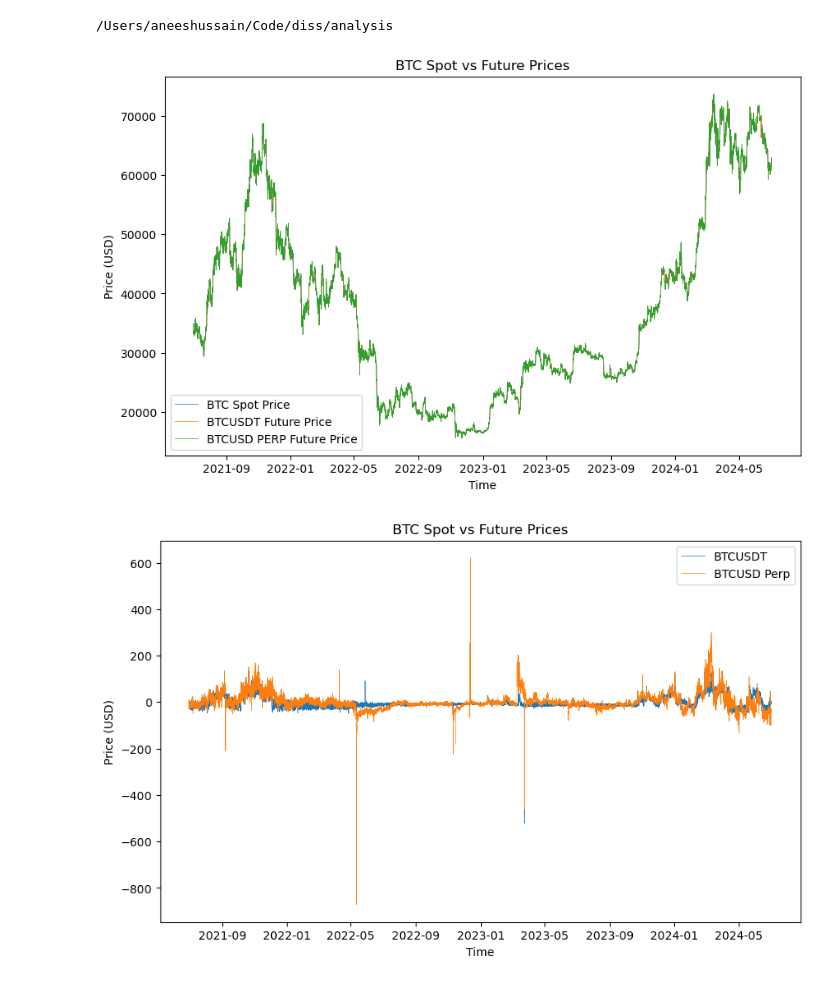
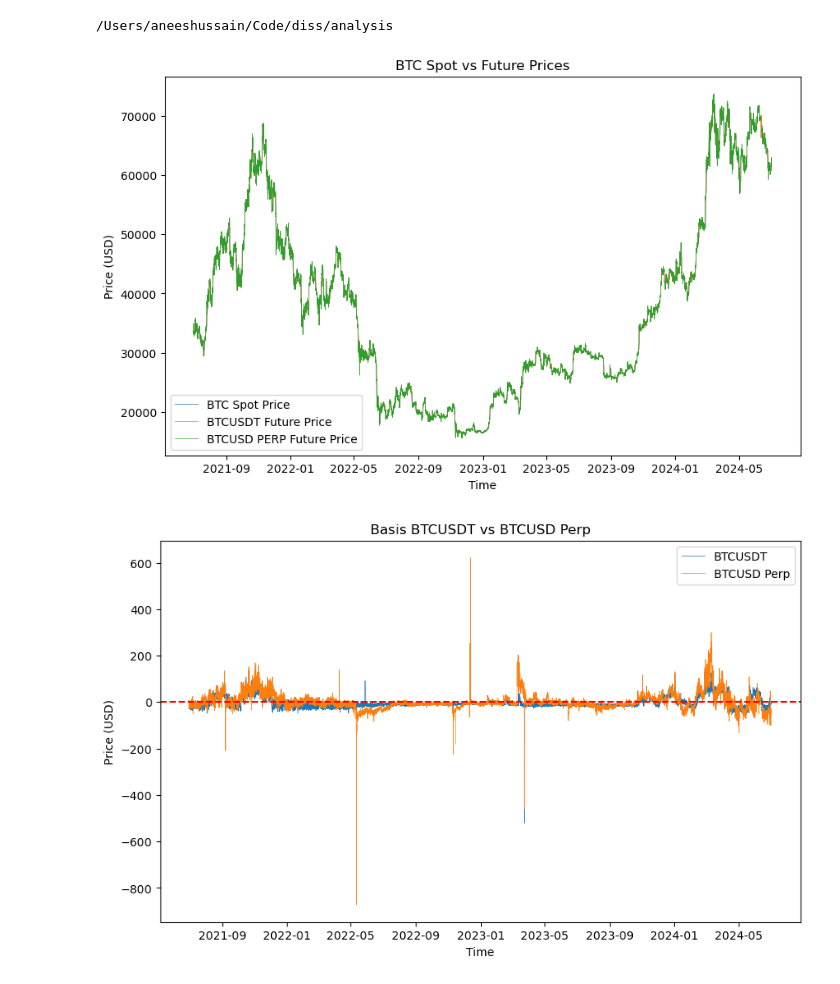
Before and after one commit to AHA-HH/optimising-funding-rate-arbitrage, a Jupyter notebook: analysis/exploratory.ipynb, the cells around one changed output. Cells and saved outputs as stored; diff of their text form; code cells hidden in the pictures.

```diff
--- a/analysis/exploratory.ipynb
+++ b/analysis/exploratory.ipynb
@@ -12,42 +12,40 @@ print(os.getcwd())
 # %% [output]
 /Users/aneeshussain/Code/diss/analysis
 # %%
-start = 1625097600000  # 1 July 2021 00:00:00
-end = 1719792000000    # 1 July 2024 00:00:00
-
 df = pd.read_csv('/Users/aneeshussain/Code/diss/data/processed/Binance_BTC_Basis.csv')
 
 # Convert the 'Time' column to datetime format
 df['Time'] = pd.to_datetime(df['Time'])
 
 # Plotting the data
 plt.figure(figsize=(10, 6))
 plt.plot(df['Time'], df['BTCUSDT Spot'], label='BTC Spot Price', linewidth=0.5)
 plt.plot(df['Time'], df['BTCUSDT Future'], label='BTCUSDT Future Price', linewidth=0.5)
 plt.plot(df['Time'], df['BTCUSD PERP Future'], label='BTCUSD PERP Future Price', linewidth=0.5)
 # Adding titles and labels
 plt.title('BTC Spot vs Future Prices')
 plt.xlabel('Time')
 plt.ylabel('Price (USD)')
 
 # Adding a legend
 plt.legend()
 
 # Displaying the plot
 plt.figure(figsize=(10, 6))
 plt.plot(df['Time'], df['Basis BTCUSDT Future'], label='BTCUSDT', linewidth=0.5)
 plt.plot(df['Time'], df['Basis BTCUSD PERP Future'], label='BTCUSD Perp', linewidth=0.5)
+plt.axhline(y=0, color='red', linestyle='--')
+plt.plot
 # Adding titles and labels
-plt.title('BTC Spot vs Future Prices')
+plt.title('Basis BTCUSDT vs BTCUSD Perp')
 plt.xlabel('Time')
 plt.ylabel('Price (USD)')
 
 # Adding a legend
 plt.legend()
 
 # Displaying the plot
 plt.show()
-plt.show()
 # %% [output]
 [figure]
-[figure, old version]
+[figure, new version]
```
Also changed, not shown: parts of 1 cell of this notebook, 25 other files.
